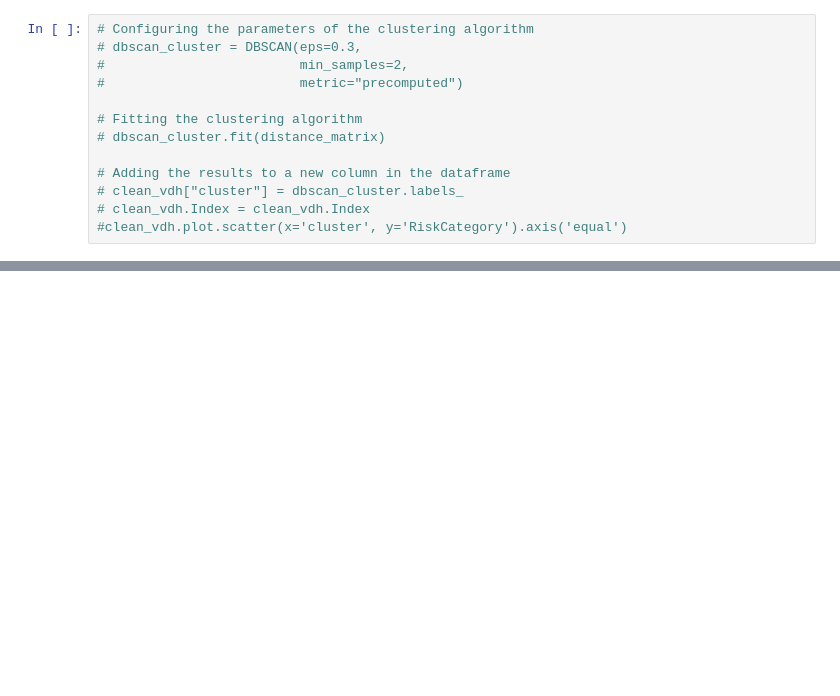
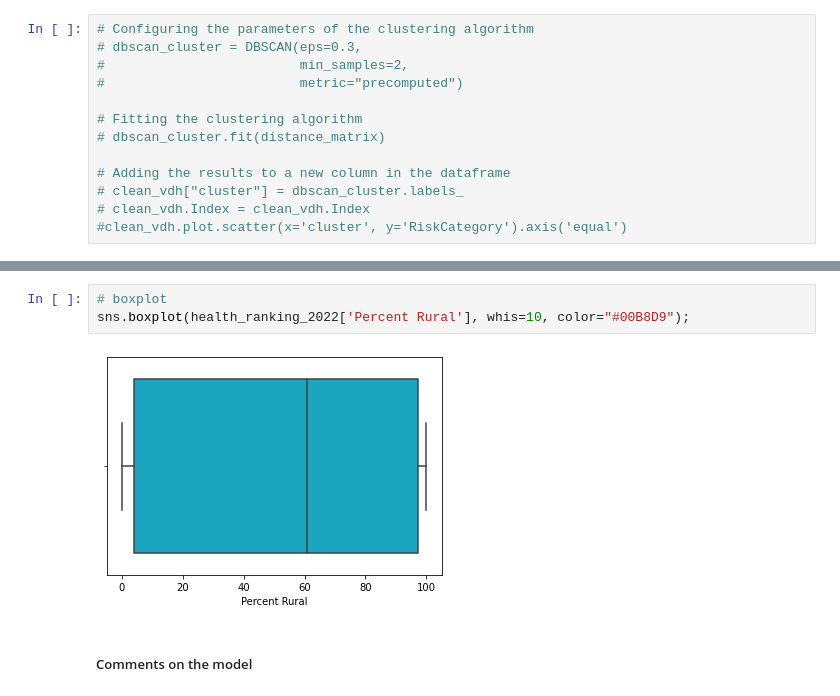
Before and after one commit to connorpepin/CMDA-Capstone, a Jupyter notebook: VDH.ipynb, the cells around one changed output, grey strips where cells are left out. Saved outputs shown, nothing was run; the diff lists cells and outputs as text; blank space fills up the shorter version.

```diff
--- a/VDH.ipynb
+++ b/VDH.ipynb
@@ -67,0 +174,7 @@ SyntaxError: invalid syntax (262242513.py, line 1)
+# %%
+# boxplot
+sns.boxplot(health_ranking_2022['Percent Rural'], whis=10, color="#00B8D9");
+# %% [output]
+[figure, added]
+# %% [markdown]
+##### Comments on the model
```
Also changed, not shown: parts of 24 cells of this notebook.
